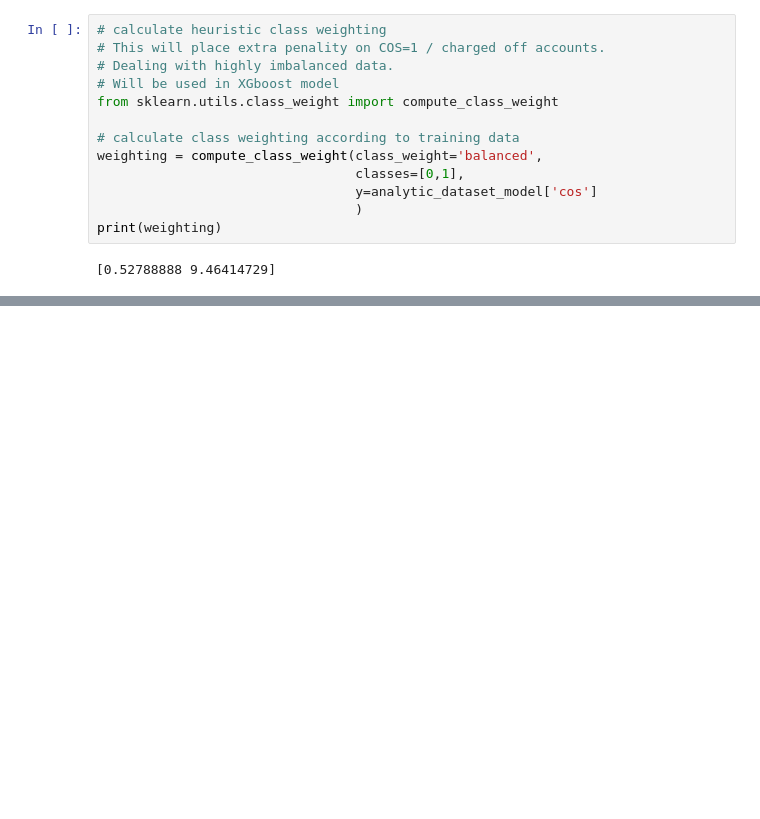
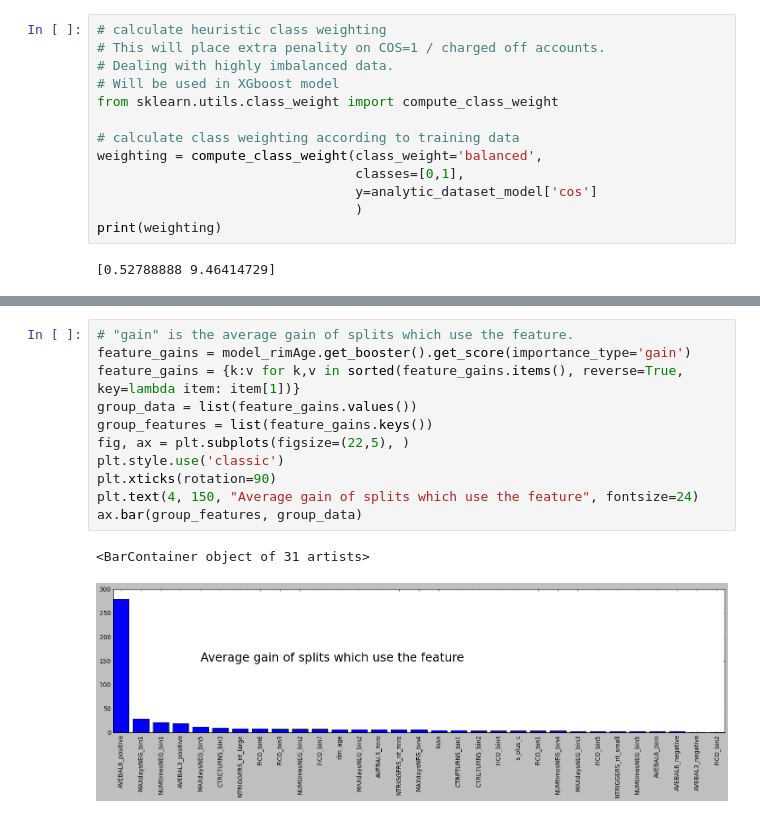
Before and after one commit to FritzZuhl/ProvidentTest, a Jupyter notebook: model.ipynb, the cells around one changed output, grey strips where cells are left out. Drawn from its saved outputs; the diff is of its cells as text; blank space fills up the shorter version.

```diff
--- a/model.ipynb
+++ b/model.ipynb
@@ -319 +307,15 @@ Successfully installed graphviz-0.19.1
+# %%
+# "gain" is the average gain of splits which use the feature.
+feature_gains = model_rimAge.get_booster().get_score(importance_type='gain')
+feature_gains = {k:v for k,v in sorted(feature_gains.items(), reverse=True, key=lambda item: item[1])}
+group_data = list(feature_gains.values())
+group_features = list(feature_gains.keys())
+fig, ax = plt.subplots(figsize=(22,5), )
+plt.style.use('classic')
+plt.xticks(rotation=90)
+plt.text(4, 150, "Average gain of splits which use the feature", fontsize=24)
+ax.bar(group_features, group_data)
+# %% [output]
+<BarContainer object of 31 artists>
+[figure, added]
 # %%
```
Also changed, not shown: parts of 39 cells of this notebook, 1 other file.
